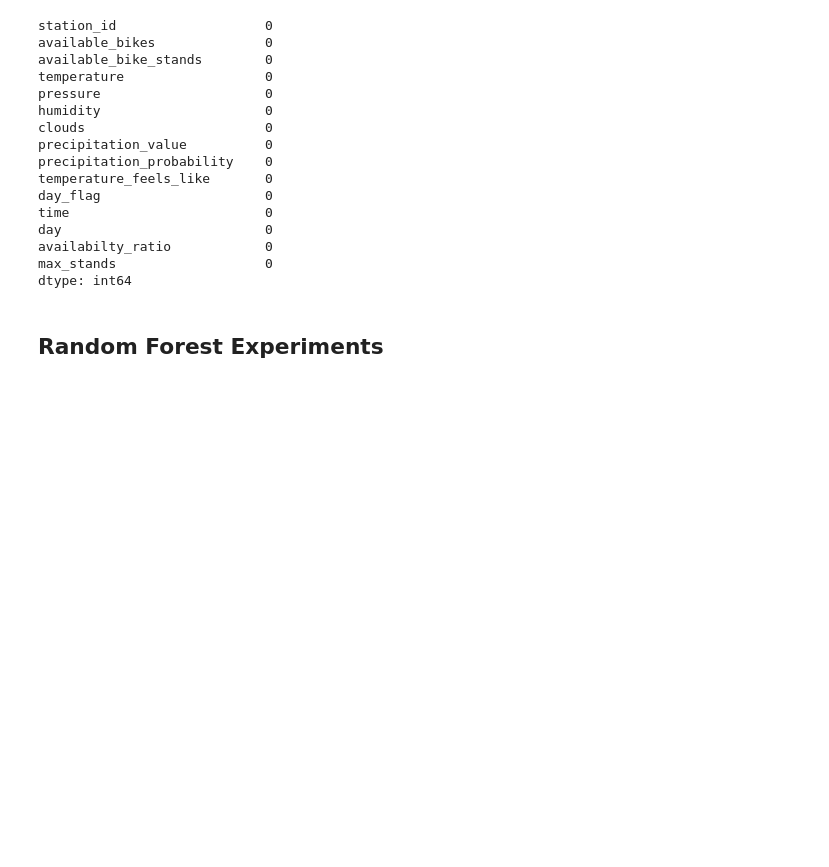
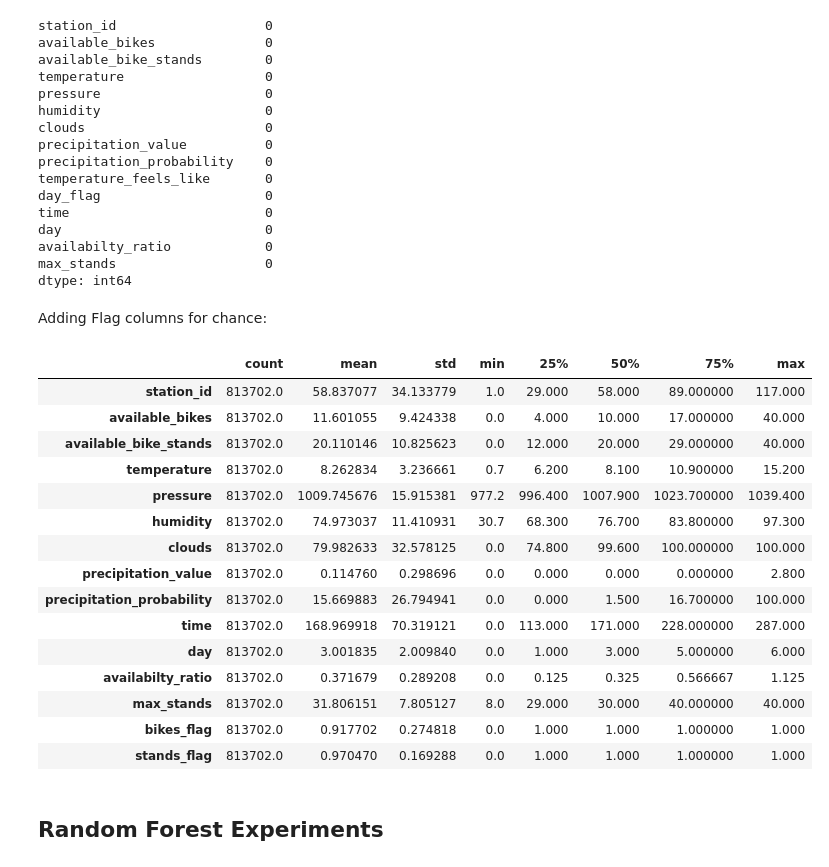
Before and after one commit to florian-lechner/bikecity, a Jupyter notebook: Prediction_Model/prediction.ipynb, the cells around one changed output. Drawn from its saved outputs; the diff is of its cells as text; code cells hidden in the pictures; blank space fills up the shorter version.

Commit message:
Chance Prediction

```diff
--- a/Prediction_Model/prediction.ipynb
+++ b/Prediction_Model/prediction.ipynb
@@ -323,6 +323,29 @@ df = df.drop(['temperature_feels_like', 'day_flag'],axis=1)
 # %%
 # Write clean_db in CSV
 df.to_csv("cleaned_clean_db.csv", index=False)
+# %% [markdown]
+Adding Flag columns for chance:
+# %%
+df['bikes_flag'] = df['available_bikes'].apply(lambda x: 0 if x == 0 else 1)
+df['stands_flag'] = df['available_bike_stands'].apply(lambda x: 0 if x == 0 else 1)
+df.describe().T
+# %% [output]
+|  | count | mean | std | min | 25% | 50% | 75% | max |
+| station_id | 813702.0 | 58.837077 | 34.133779 | 1.0 | 29.000 | 58.000 | 89.000000 | 117.000 |
+| available_bikes | 813702.0 | 11.601055 | 9.424338 | 0.0 | 4.000 | 10.000 | 17.000000 | 40.000 |
+| available_bike_stands | 813702.0 | 20.110146 | 10.825623 | 0.0 | 12.000 | 20.000 | 29.000000 | 40.000 |
+| temperature | 813702.0 | 8.262834 | 3.236661 | 0.7 | 6.200 | 8.100 | 10.900000 | 15.200 |
+| pressure | 813702.0 | 1009.745676 | 15.915381 | 977.2 | 996.400 | 1007.900 | 1023.700000 | 1039.400 |
+| humidity | 813702.0 | 74.973037 | 11.410931 | 30.7 | 68.300 | 76.700 | 83.800000 | 97.300 |
+| clouds | 813702.0 | 79.982633 | 32.578125 | 0.0 | 74.800 | 99.600 | 100.000000 | 100.000 |
+| precipitation_value | 813702.0 | 0.114760 | 0.298696 | 0.0 | 0.000 | 0.000 | 0.000000 | 2.800 |
+| precipitation_probability | 813702.0 | 15.669883 | 26.794941 | 0.0 | 0.000 | 1.500 | 16.700000 | 100.000 |
+| time | 813702.0 | 168.969918 | 70.319121 | 0.0 | 113.000 | 171.000 | 228.000000 | 287.000 |
+| day | 813702.0 | 3.001835 | 2.009840 | 0.0 | 1.000 | 3.000 | 5.000000 | 6.000 |
+| availabilty_ratio | 813702.0 | 0.371679 | 0.289208 | 0.0 | 0.125 | 0.325 | 0.566667 | 1.125 |
+| max_stands | 813702.0 | 31.806151 | 7.805127 | 8.0 | 29.000 | 30.000 | 40.000000 | 40.000 |
+| bikes_flag | 813702.0 | 0.917702 | 0.274818 | 0.0 | 1.000 | 1.000 | 1.000000 | 1.000 |
+| stands_flag | 813702.0 | 0.970470 | 0.169288 | 0.0 | 1.000 | 1.000 | 1.000000 | 1.000 |
 # %% [markdown]
 ## Random Forest Experiments
 # %% [markdown]
```
Also changed, not shown: parts of 5 cells of this notebook, 3 other files.
